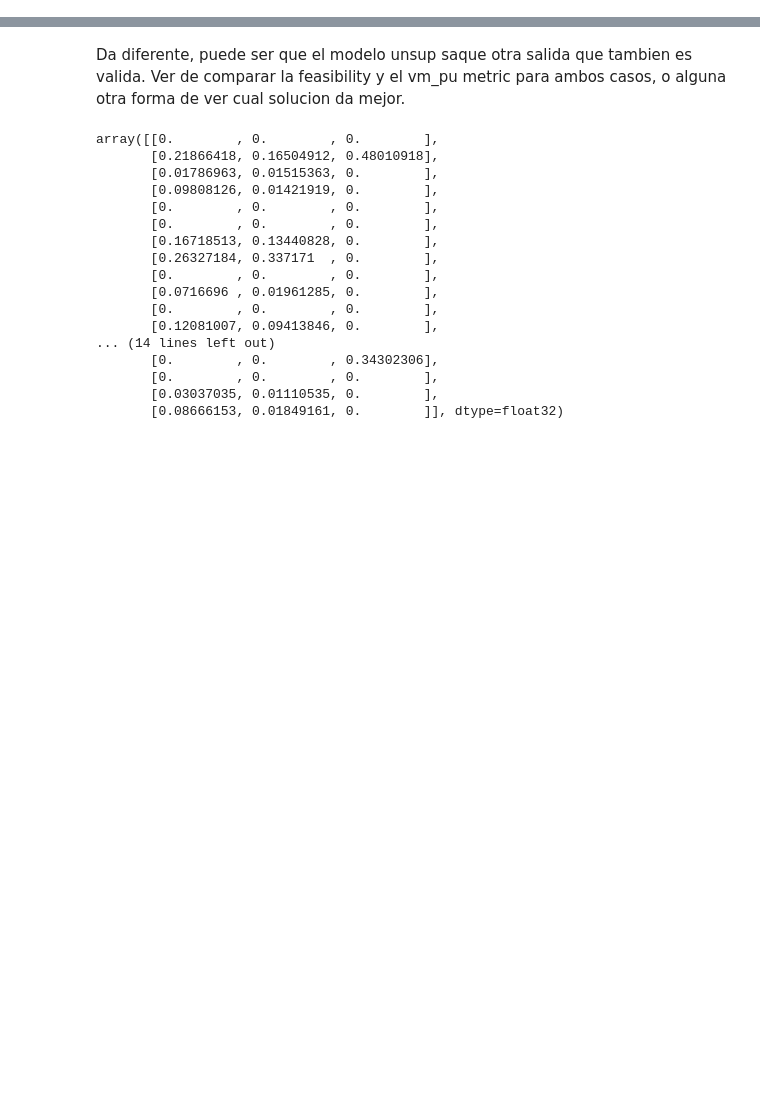
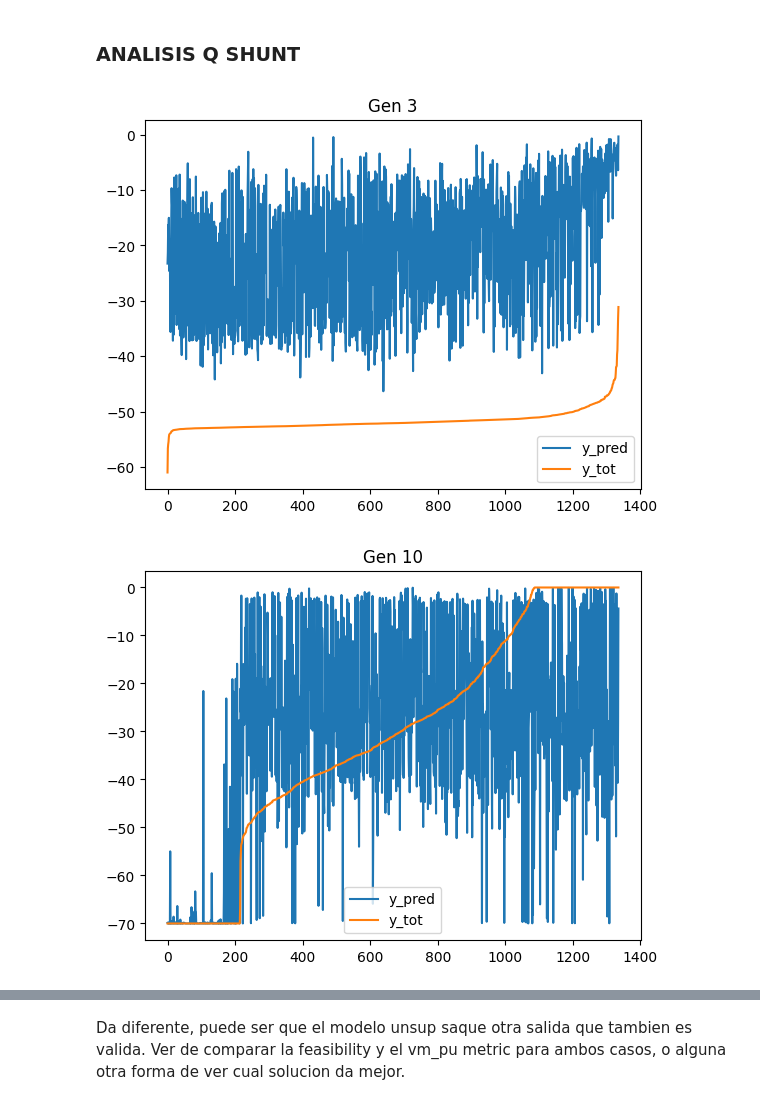
Before and after one commit to NachoBoe/GNN4OPF, a Jupyter notebook: resultados/analisis_resultados.ipynb, the cells around one changed output, grey strips where cells are left out. Saved outputs shown, nothing was run; the diff lists cells and outputs as text; code cells hidden in the pictures; blank space fills up the shorter version.

```diff
--- a/resultados/analisis_resultados.ipynb
+++ b/resultados/analisis_resultados.ipynb
@@ -170,0 +206,22 @@ y_pred.shape
+# %% [markdown]
+### ANALISIS Q SHUNT
+# %%
+import matplotlib.pyplot as plt
+
+
+# Plot an histagram per gen of y_pred and y_tot
+for i in bus_pos(idx_shunts):
+    plt.figure()
+    # order y_tot[:,i] from smallest to largest and y_pred[:,i] witj same order
+    idx = np.argsort(y_tot_sh[:,i].squeeze())
+    y_tot_i = y_tot_sh[idx,i].squeeze()
+    y_pred_i = y_pred_sh[idx,i].squeeze() * 100
+
+    plt.plot(y_pred_i, label='y_pred')
+    plt.plot(y_tot_i, label='y_tot')
+    plt.title(f"Gen {i}")
+    plt.legend()
+    plt.show()
+# %% [output]
+[figure, added]
+[figure, added]
@@ -213,23 +292,3 @@ for idx in range(np.shape(x_tot)[0]):
 v_cost_hist = np.array(v_cost_hist)
 unf_hist = np.array(unf_hist)
 unf_cont_hist = np.array(unf_cont_hist)
-# %%
-x_tot[0]
-# %% [output]
-array([[0.        , 0.        , 0.        ],
-       [0.21866418, 0.16504912, 0.48010918],
-       [0.01786963, 0.01515363, 0.        ],
-       [0.09808126, 0.01421919, 0.        ],
-       [0.        , 0.        , 0.        ],
-       [0.        , 0.        , 0.        ],
-       [0.16718513, 0.13440828, 0.        ],
-       [0.26327184, 0.337171  , 0.        ],
-       [0.        , 0.        , 0.        ],
-       [0.0716696 , 0.01961285, 0.        ],
-       [0.        , 0.        , 0.        ],
-       [0.12081007, 0.09413846, 0.        ],
-... (14 lines left out)
-       [0.        , 0.        , 0.34302306],
-       [0.        , 0.        , 0.        ],
-       [0.03037035, 0.01110535, 0.        ],
-       [0.08666153, 0.01849161, 0.        ]], dtype=float32)
```
Also changed, not shown: parts of 14 cells of this notebook, 17 other files.
